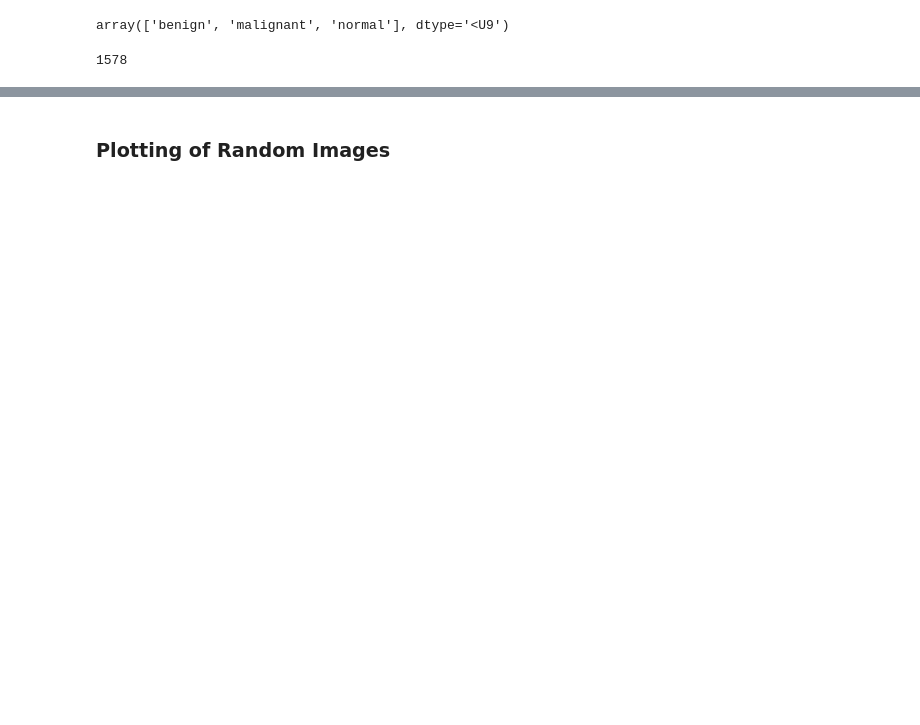
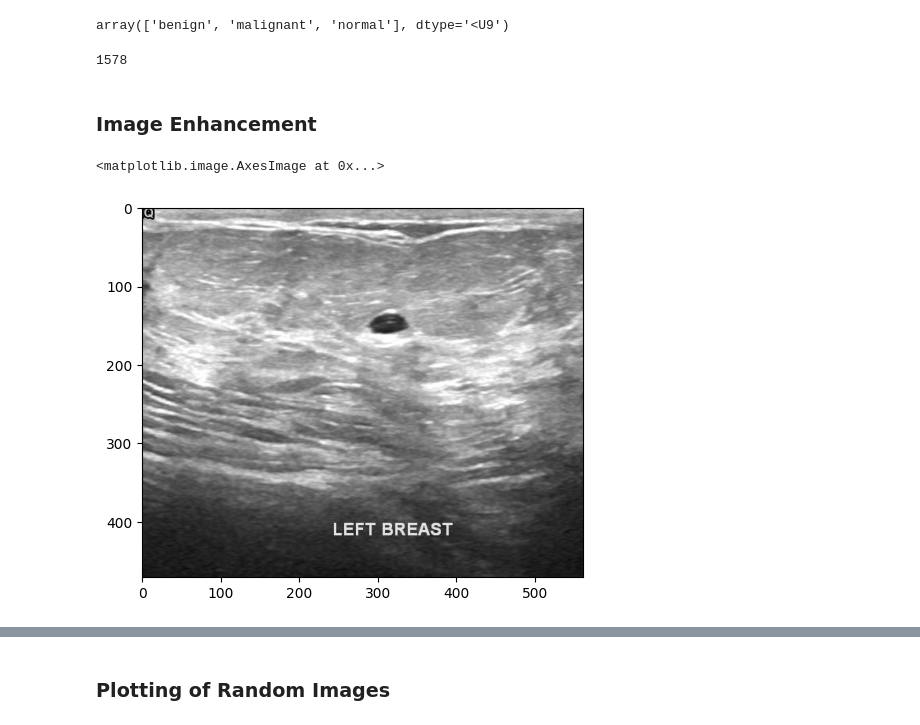
Before and after one commit to prathamagrawal/Breast-Cancer-Detection, a Jupyter notebook: CNN Model.ipynb, the cells around one changed output, grey strips where cells are left out. Saved outputs shown, nothing was run; the diff lists cells and outputs as text; code cells hidden in the pictures; blank space fills up the shorter version.

Commit message:
Added Model

```diff
--- a/CNN Model.ipynb
+++ b/CNN Model.ipynb
@@ -26,3 +27,5 @@ imageCount = len(list(data_dir.glob('*/*.png')))
 imageCount
 # %% [output]
 1578
+# %% [markdown]
+### Image Enhancement
@@ -28,0 +37,8 @@ imageCount
+# %%
+testing='C:/Users/anmol/AppData/Roaming/Python/Python310/Scripts/CNN Model/Dataset_BUSI_with_GT/benign/benign (1).png'
+img1=plt.imread(testing)
+# %%
+plt.imshow(img1)
+# %% [output]
+<matplotlib.image.AxesImage at 0x...>
+[figure, added]
```
Also changed, not shown: parts of 14 cells of this notebook, 2 other files.
